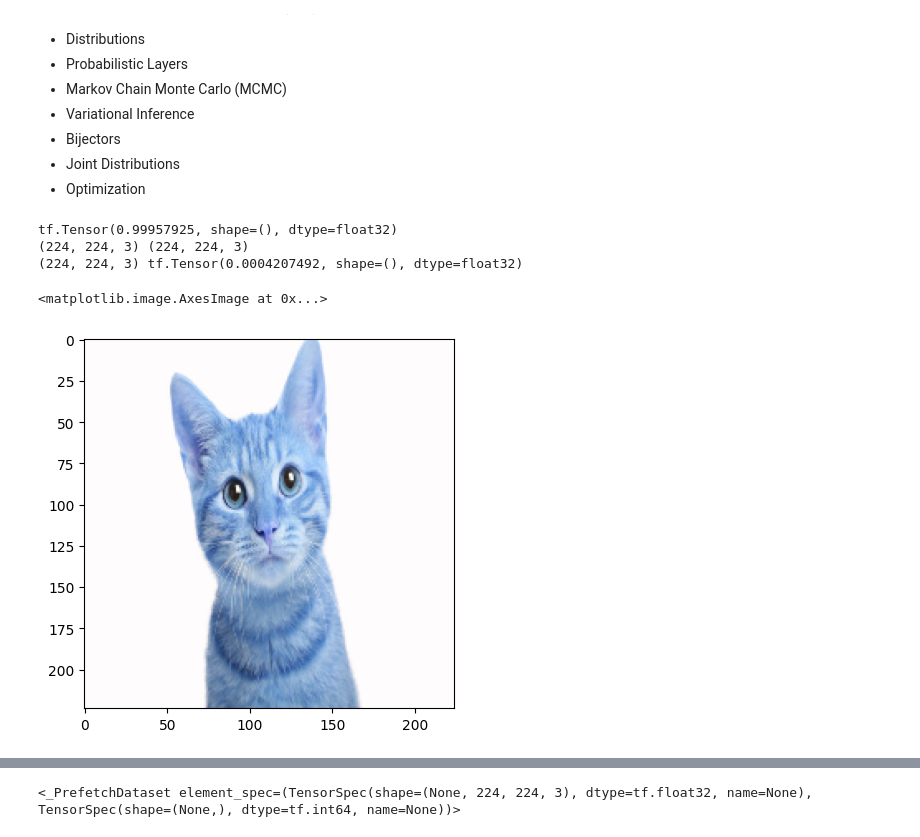
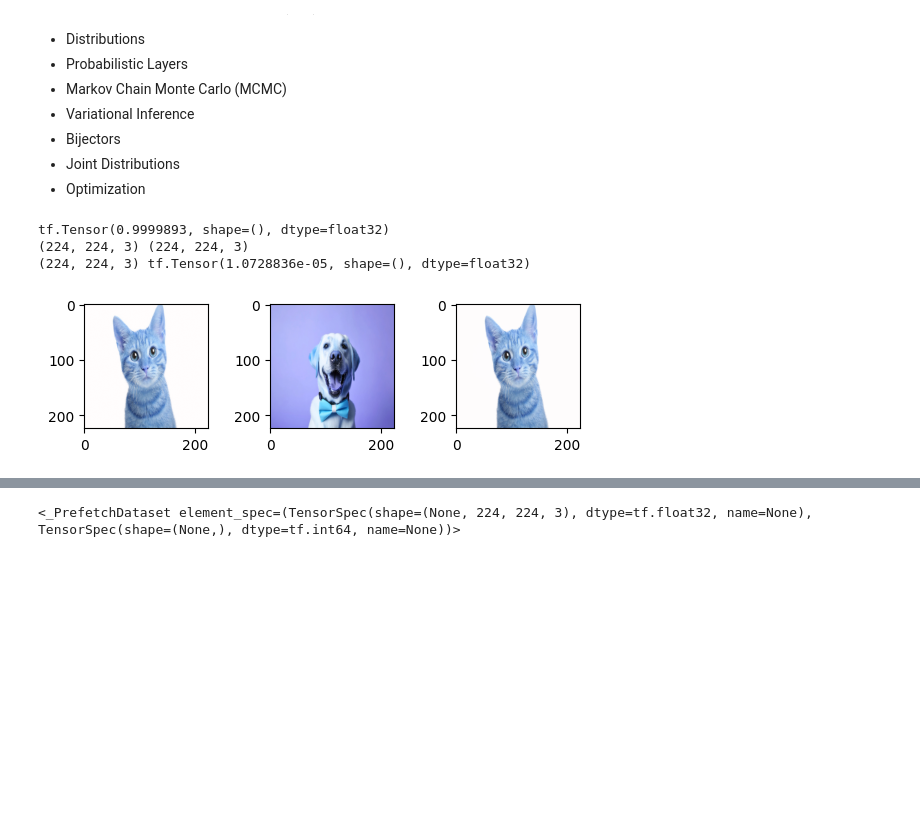
Before and after one commit to ImanNoferesti/TensorFlow_DeepDive, a Jupyter notebook: Malaria_Diagnosis_Neural_Networks.ipynb, the cells around one changed output, grey strips where cells are left out. Cells and saved outputs as stored; diff of their text form; code cells hidden in the pictures; blank space fills up the shorter version.

```diff
--- a/Malaria_Diagnosis_Neural_Networks.ipynb
+++ b/Malaria_Diagnosis_Neural_Networks.ipynb
@@ -404,28 +404,39 @@ Key Features of TensorFlow Probability (TFP):
 # %%
 # Understanding the concept
 image_1 = cv2.resize(cv2.imread('cat.jpg'), (IM_SIZE, IM_SIZE))
 image_2 = cv2.resize(cv2.imread('dog.jpg'), (IM_SIZE, IM_SIZE))
 
 label_1 = 0
 label_2 = 1
 
 lamda = tfp.distributions.Beta(concentration1=0.2, concentration0=0.2)
 lamda = lamda.sample(1)[0]
 print(lamda)
 
 print(image_1.shape, image_2.shape)
 
 image = lamda*image_1 + (1-lamda)*image_2
 label = lamda*label_1 + (1-lamda)*label_2
 
 print(image.shape, label)
+
+
+plt.subplot(1,3,1)
+plt.imshow(image_1/255)
+
+plt.subplot(1,3,2)
+plt.imshow(image_2/255)
+
+plt.subplot(1,3,3)
 plt.imshow(image/255)
+
+# Adjust the spacing between subplots
+plt.subplots_adjust(wspace=0.5, hspace=0.5)
 # %% [output]
-tf.Tensor(0.99957925, shape=(), dtype=float32)
+tf.Tensor(0.9999893, shape=(), dtype=float32)
 (224, 224, 3) (224, 224, 3)
-(224, 224, 3) tf.Tensor(0.0004207492, shape=(), dtype=float32)
+(224, 224, 3) tf.Tensor(1.0728836e-05, shape=(), dtype=float32)
-<matplotlib.image.AxesImage at 0x...>
-[figure, old version]
+[figure, new version]
 # %%
 train_dataset_1 = train_dataset.shuffle(buffer_size=8, reshuffle_each_iteration=True).map(resize_rescale)
 train_dataset_2 = train_dataset.shuffle(buffer_size=8, reshuffle_each_iteration=True).map(resize_rescale)
```
Also changed, not shown: parts of 17 cells of this notebook.
